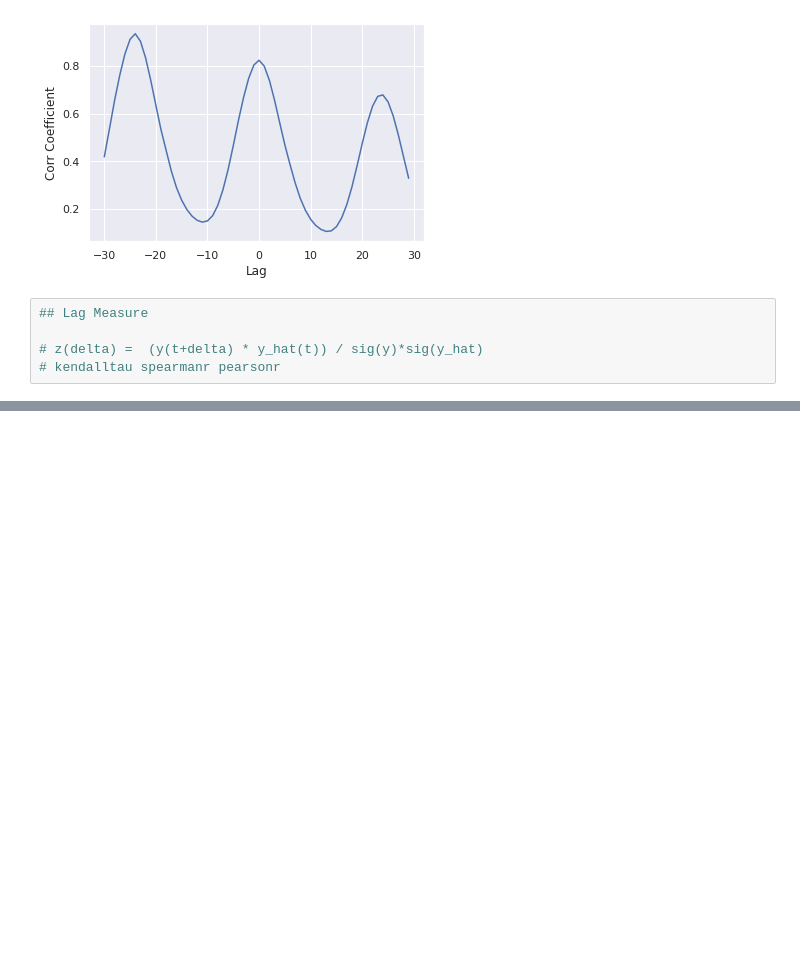
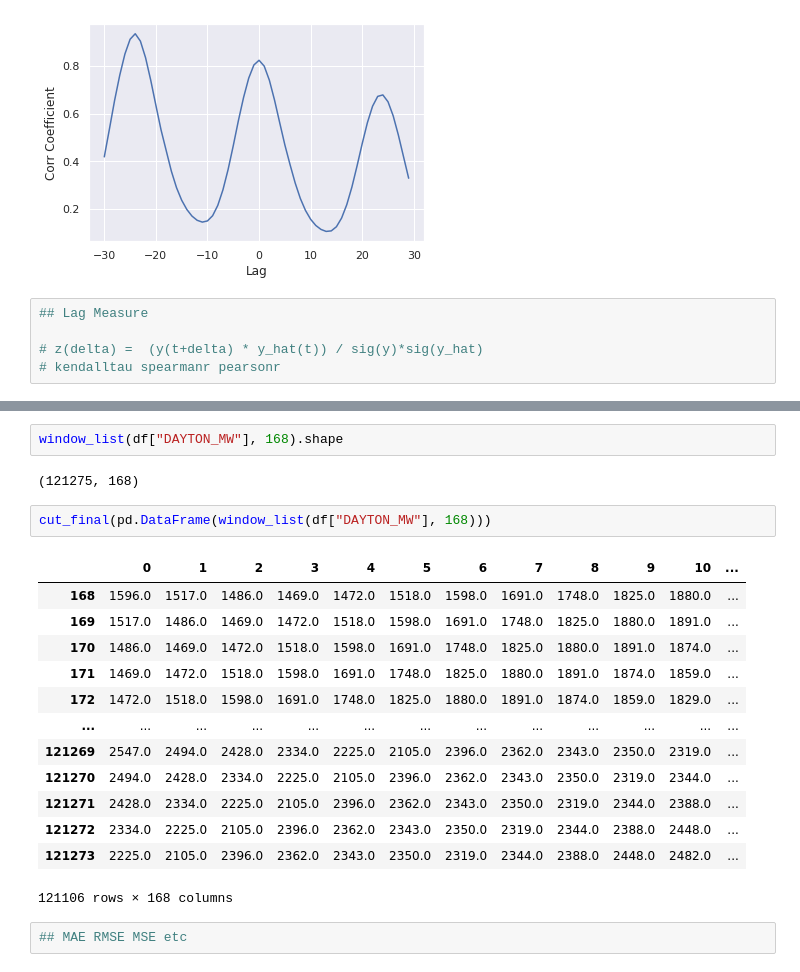
Before and after one commit to cydal/tsExtract, a Jupyter notebook: EnergyConsumption.ipynb, the cells around one changed output, grey strips where cells are left out. Cells and saved outputs as stored; diff of their text form; blank space fills up the shorter version.

```diff
--- a/EnergyConsumption.ipynb
+++ b/EnergyConsumption.ipynb
@@ -306,0 +505,22 @@ ax.set(xlabel='Lag', ylabel='Corr Coefficient')
+# %%
+window_list(df["DAYTON_MW"], 168).shape
+# %% [output]
+(121275, 168)
+# %%
+cut_final(pd.DataFrame(window_list(df["DAYTON_MW"], 168)))
+# %% [output]
+|  | 0 | 1 | 2 | 3 | 4 | 5 | 6 | 7 | 8 | 9 | 10 | ... |
+| 168 | 1596.0 | 1517.0 | 1486.0 | 1469.0 | 1472.0 | 1518.0 | 1598.0 | 1691.0 | 1748.0 | 1825.0 | 1880.0 | ... |
+| 169 | 1517.0 | 1486.0 | 1469.0 | 1472.0 | 1518.0 | 1598.0 | 1691.0 | 1748.0 | 1825.0 | 1880.0 | 1891.0 | ... |
+| 170 | 1486.0 | 1469.0 | 1472.0 | 1518.0 | 1598.0 | 1691.0 | 1748.0 | 1825.0 | 1880.0 | 1891.0 | 1874.0 | ... |
+| 171 | 1469.0 | 1472.0 | 1518.0 | 1598.0 | 1691.0 | 1748.0 | 1825.0 | 1880.0 | 1891.0 | 1874.0 | 1859.0 | ... |
+| 172 | 1472.0 | 1518.0 | 1598.0 | 1691.0 | 1748.0 | 1825.0 | 1880.0 | 1891.0 | 1874.0 | 1859.0 | 1829.0 | ... |
+| ... | ... | ... | ... | ... | ... | ... | ... | ... | ... | ... | ... | ... |
+| 121269 | 2547.0 | 2494.0 | 2428.0 | 2334.0 | 2225.0 | 2105.0 | 2396.0 | 2362.0 | 2343.0 | 2350.0 | 2319.0 | ... |
+| 121270 | 2494.0 | 2428.0 | 2334.0 | 2225.0 | 2105.0 | 2396.0 | 2362.0 | 2343.0 | 2350.0 | 2319.0 | 2344.0 | ... |
+| 121271 | 2428.0 | 2334.0 | 2225.0 | 2105.0 | 2396.0 | 2362.0 | 2343.0 | 2350.0 | 2319.0 | 2344.0 | 2388.0 | ... |
+| 121272 | 2334.0 | 2225.0 | 2105.0 | 2396.0 | 2362.0 | 2343.0 | 2350.0 | 2319.0 | 2344.0 | 2388.0 | 2448.0 | ... |
+| 121273 | 2225.0 | 2105.0 | 2396.0 | 2362.0 | 2343.0 | 2350.0 | 2319.0 | 2344.0 | 2388.0 | 2448.0 | 2482.0 | ... |
+121106 rows × 168 columns
+# %%
+## MAE RMSE MSE etc
```
Also changed, not shown: parts of 20 cells of this notebook.
